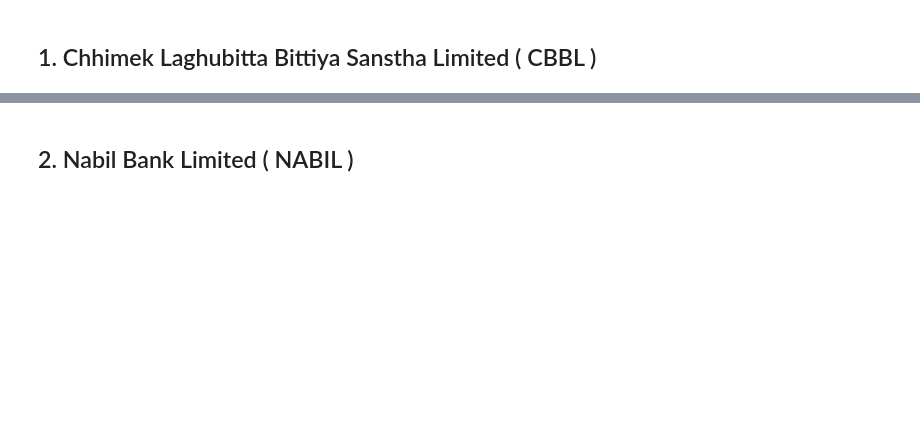
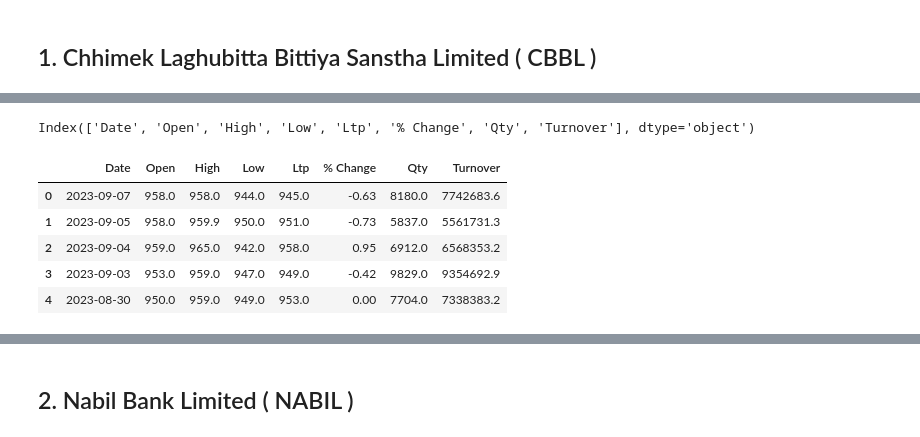
Before and after one commit to afterSt0rm/Scraping-Stock-Price-History, a Jupyter notebook: Scraping Stock Price History.ipynb, the cells around one changed output, grey strips where cells are left out. Drawn from its saved outputs; the diff is of its cells as text; code cells hidden in the pictures; blank space fills up the shorter version.

Commit message:
Perform data cleaning and preprocessing

```diff
--- a/Scraping Stock Price History.ipynb
+++ b/Scraping Stock Price History.ipynb
@@ -24,0 +74,3 @@ cbbl_df = pd.DataFrame({
+# %%
+# Convert the 'Date' column to datetime objects
+cbbl_df['Date'] = pd.to_datetime(cbbl_df['Date'])
@@ -24,0 +194,23 @@ cbbl_df = pd.DataFrame({
+# %%
+cbbl_df.columns
+# %% [output]
+Index(['Date', 'Open', 'High', 'Low', 'Ltp', '% Change', 'Qty', 'Turnover'], dtype='object')
+# %%
+# columns with comma in numerical values
+cols_comma_values = ['Open', 'High', 'Low', 'Ltp', 'Qty', 'Turnover']
+
+for col in cols_comma_values:
+    # Remove commas and convert the column to float data type
+    cbbl_df[col] = cbbl_df[col].apply(lambda x: x.replace(",", ""))
+    cbbl_df[col] = cbbl_df[col].astype('float64')
+# %%
+cbbl_df['% Change'] = cbbl_df['% Change'].astype('float64')
+# %%
+cbbl_df.head()
+# %% [output]
+|  | Date | Open | High | Low | Ltp | % Change | Qty | Turnover |
+| 0 | 2023-09-07 | 958.0 | 958.0 | 944.0 | 945.0 | -0.63 | 8180.0 | 7742683.6 |
+| 1 | 2023-09-05 | 958.0 | 959.9 | 950.0 | 951.0 | -0.73 | 5837.0 | 5561731.3 |
+| 2 | 2023-09-04 | 959.0 | 965.0 | 942.0 | 958.0 | 0.95 | 6912.0 | 6568353.2 |
+| 3 | 2023-09-03 | 953.0 | 959.0 | 947.0 | 949.0 | -0.42 | 9829.0 | 9354692.9 |
+| 4 | 2023-08-30 | 950.0 | 959.0 | 949.0 | 953.0 | 0.00 | 7704.0 | 7338383.2 |
```
Also changed, not shown: parts of 47 cells of this notebook.
